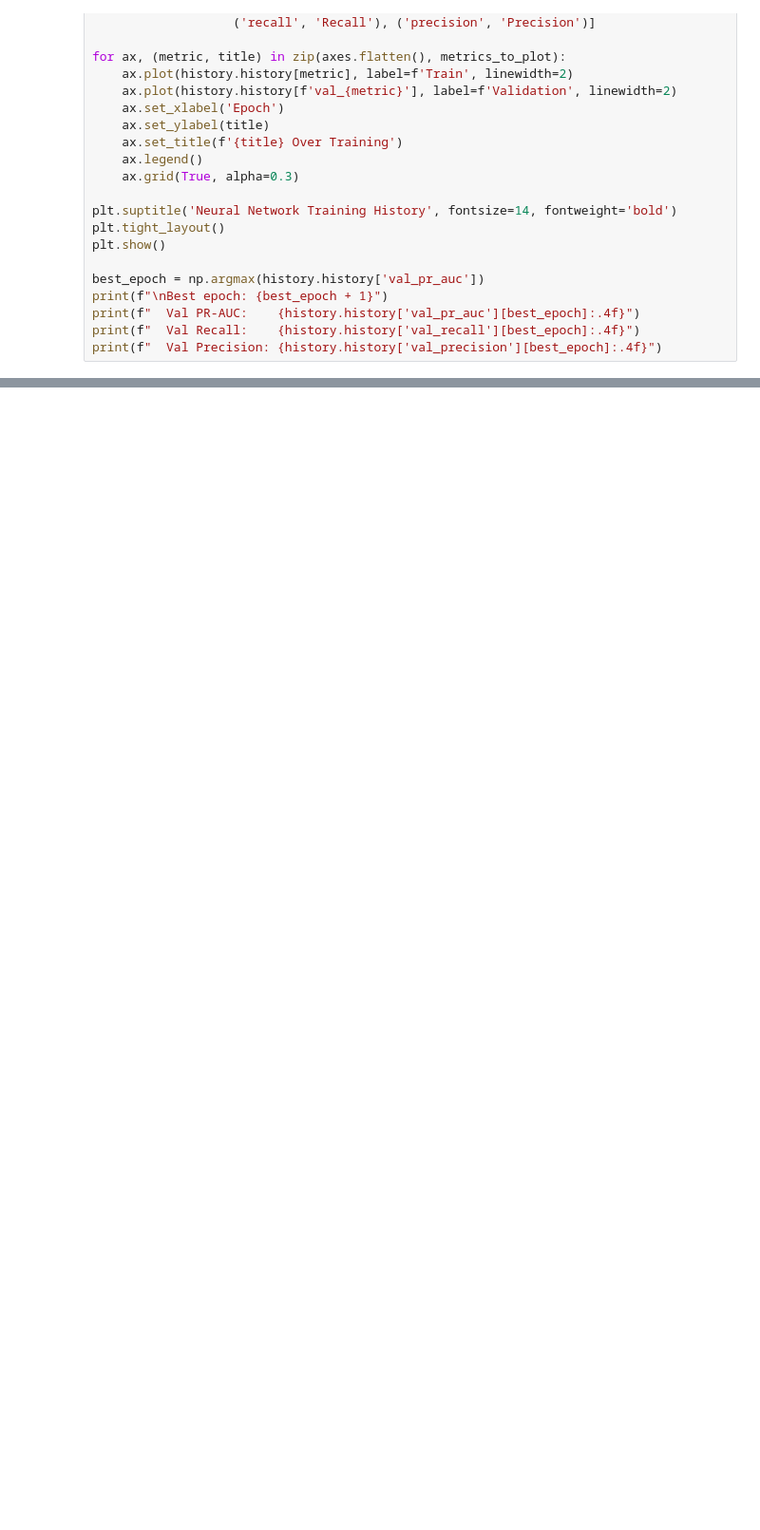
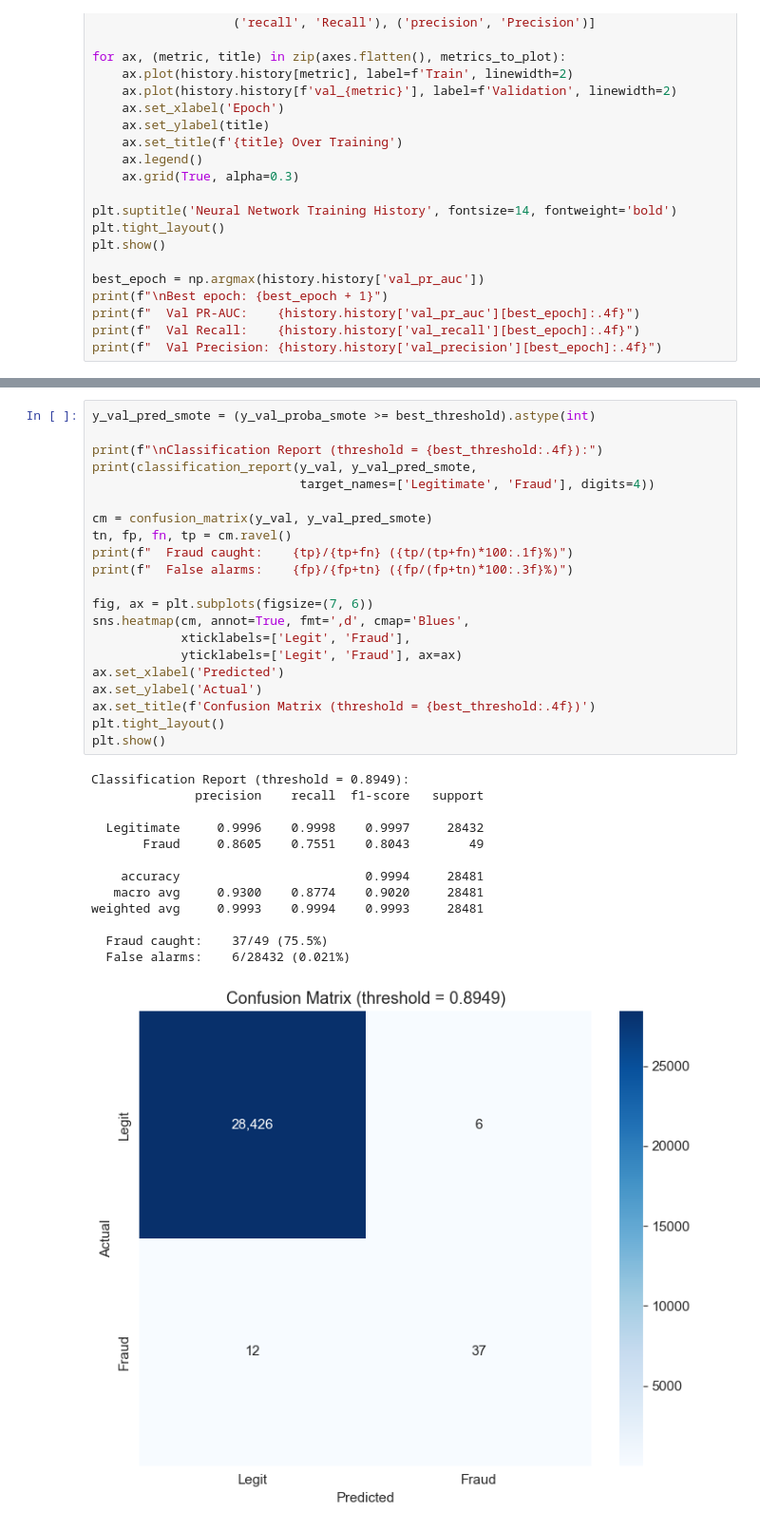
Before and after one commit to pnehete23/credit-card-fraud-detection, a Jupyter notebook: CreditCard_Fraud_Milestone2.ipynb, the cells around one changed output, grey strips where cells are left out. Shown at 95% size. Cells and saved outputs as stored; diff of their text form; blank space fills up the shorter version.

```diff
--- a/CreditCard_Fraud_Milestone2.ipynb
+++ b/CreditCard_Fraud_Milestone2.ipynb
@@ -1233,0 +1802,35 @@ print(f"  Val Precision: {history.history['val_precision'][best_epoch]:.4f}")
+# %%
+y_val_pred_smote = (y_val_proba_smote >= best_threshold).astype(int)
+
+print(f"\nClassification Report (threshold = {best_threshold:.4f}):")
+print(classification_report(y_val, y_val_pred_smote,
+                            target_names=['Legitimate', 'Fraud'], digits=4))
+
+cm = confusion_matrix(y_val, y_val_pred_smote)
+tn, fp, fn, tp = cm.ravel()
+print(f"  Fraud caught:    {tp}/{tp+fn} ({tp/(tp+fn)*100:.1f}%)")
+print(f"  False alarms:    {fp}/{fp+tn} ({fp/(fp+tn)*100:.3f}%)")
+
+fig, ax = plt.subplots(figsize=(7, 6))
+sns.heatmap(cm, annot=True, fmt=',d', cmap='Blues',
+            xticklabels=['Legit', 'Fraud'],
+            yticklabels=['Legit', 'Fraud'], ax=ax)
+ax.set_xlabel('Predicted')
+ax.set_ylabel('Actual')
+ax.set_title(f'Confusion Matrix (threshold = {best_threshold:.4f})')
+plt.tight_layout()
+plt.show()
+# %% [output]
+Classification Report (threshold = 0.8949):
+              precision    recall  f1-score   support
+
+  Legitimate     0.9996    0.9998    0.9997     28432
+       Fraud     0.8605    0.7551    0.8043        49
+
+    accuracy                         0.9994     28481
+   macro avg     0.9300    0.8774    0.9020     28481
+weighted avg     0.9993    0.9994    0.9993     28481
+
+  Fraud caught:    37/49 (75.5%)
+  False alarms:    6/28432 (0.021%)
+[figure, added]
```
Also changed, not shown: parts of 34 cells of this notebook.
